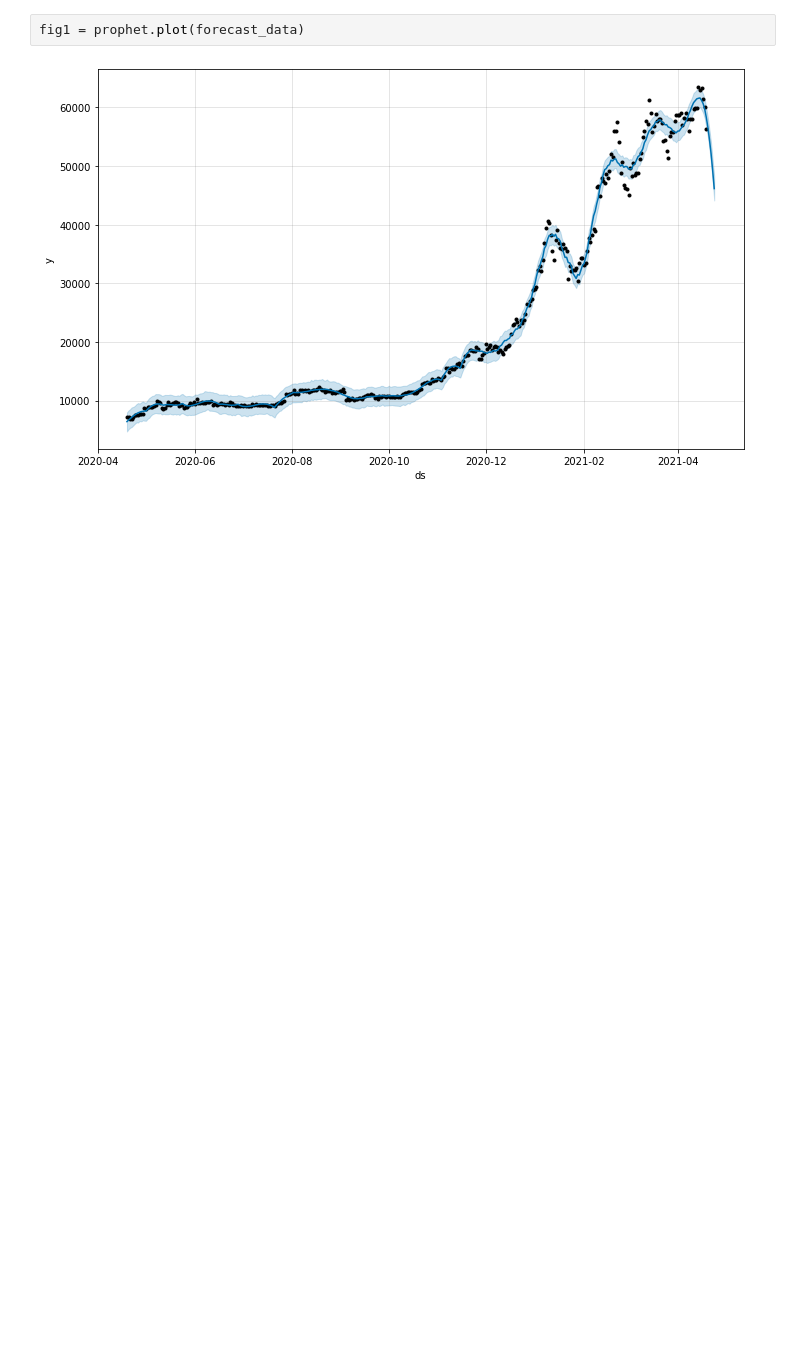
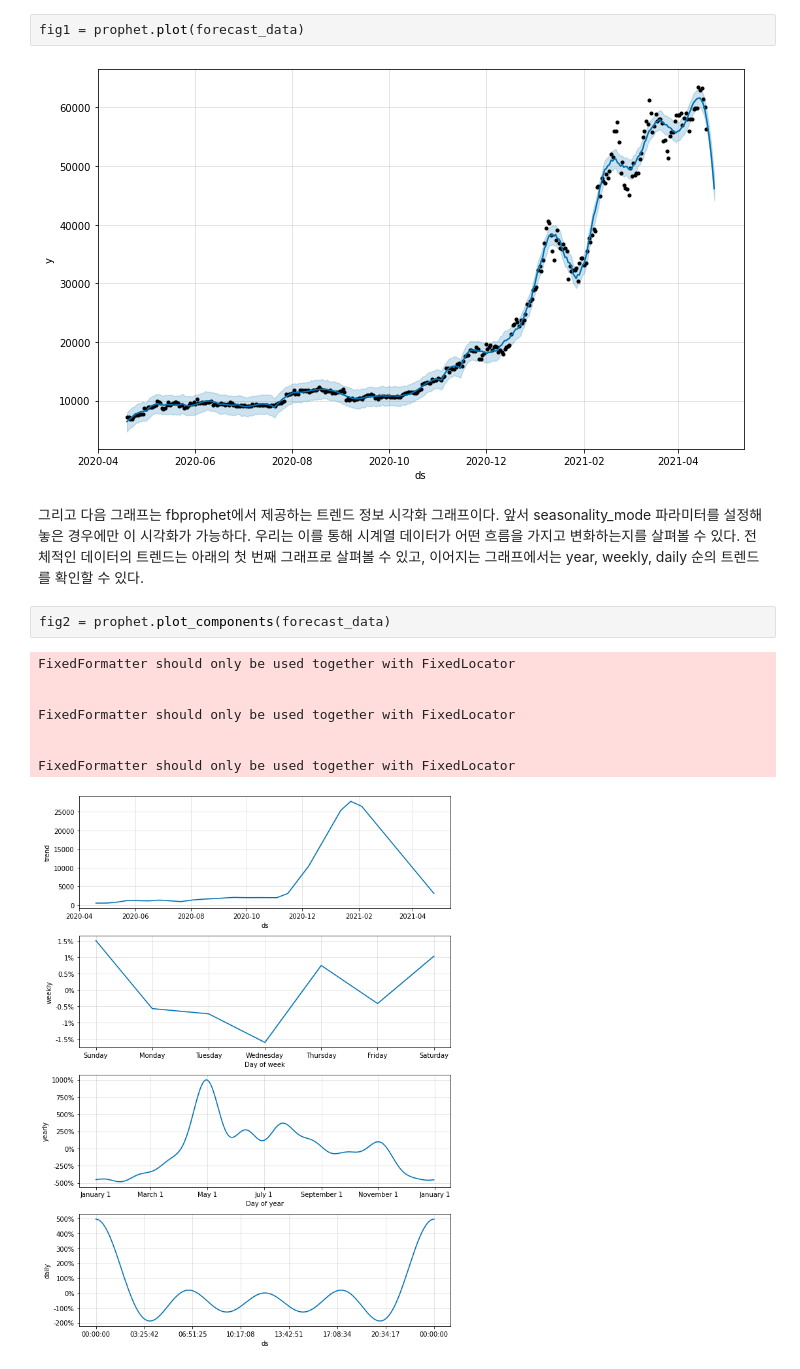
Before and after one commit to Unfinishedgod/python_exam_2, a Jupyter notebook: chapter_3_2_bitcoin_analysis.ipynb, the cells around one changed output. Saved outputs shown, nothing was run; the diff lists cells and outputs as text; blank space fills up the shorter version.

```diff
--- a/chapter_3_2_bitcoin_analysis.ipynb
+++ b/chapter_3_2_bitcoin_analysis.ipynb
@@ -284,3 +285,16 @@ forecast_data[['ds','yhat', 'yhat_lower', 'yhat_upper']].tail(5)
 fig1 = prophet.plot(forecast_data)
 # %% [output]
 [figure]
+# %% [markdown]
+그리고 다음 그래프는 fbprophet에서 제공하는 트렌드 정보 시각화 그래프이다. 앞서 seasonality_mode 파라미터를 설정해놓은 경우에만 이 시각화가 가능하다. 우리는 이를 통해 시계열 데이터가 어떤 흐름을 가지고 변화하는지를 살펴볼 수 있다. 전체적인 데이터의 트렌드는 아래의 첫 번째 그래프로 살펴볼 수 있고, 이어지는 그래프에서는 year, weekly, daily 순의 트렌드를 확인할 수 있다.
+# %%
+fig2 = prophet.plot_components(forecast_data)
+# %% [output]
+FixedFormatter should only be used together with FixedLocator
+
+
+FixedFormatter should only be used together with FixedLocator
+
+
+FixedFormatter should only be used together with FixedLocator
+[figure, added]
```
Also changed, not shown: parts of 17 cells of this notebook.
